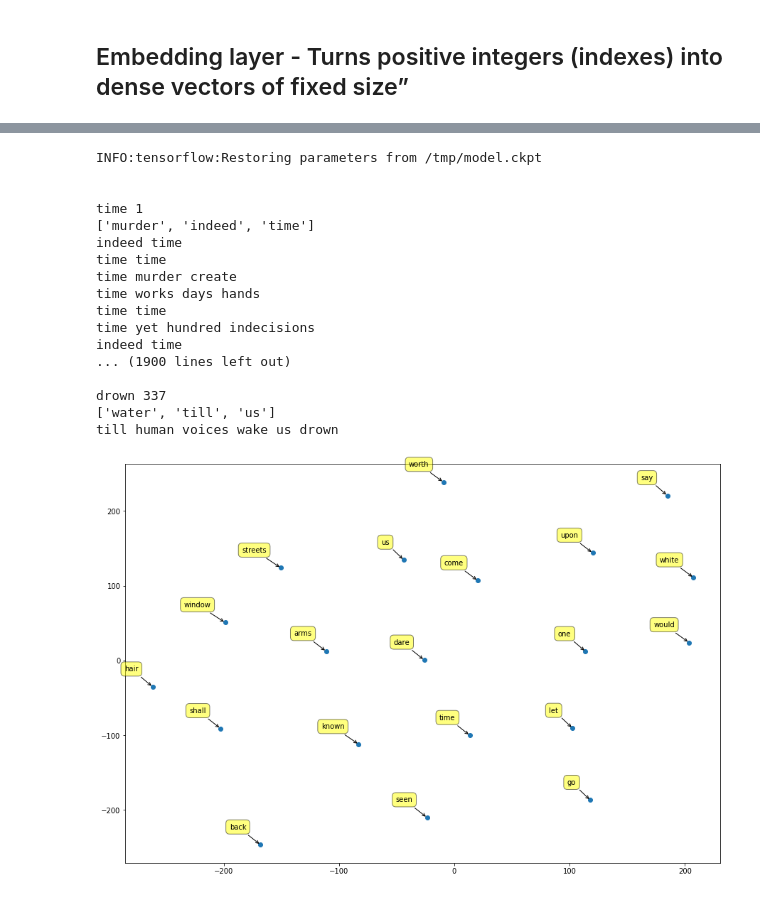
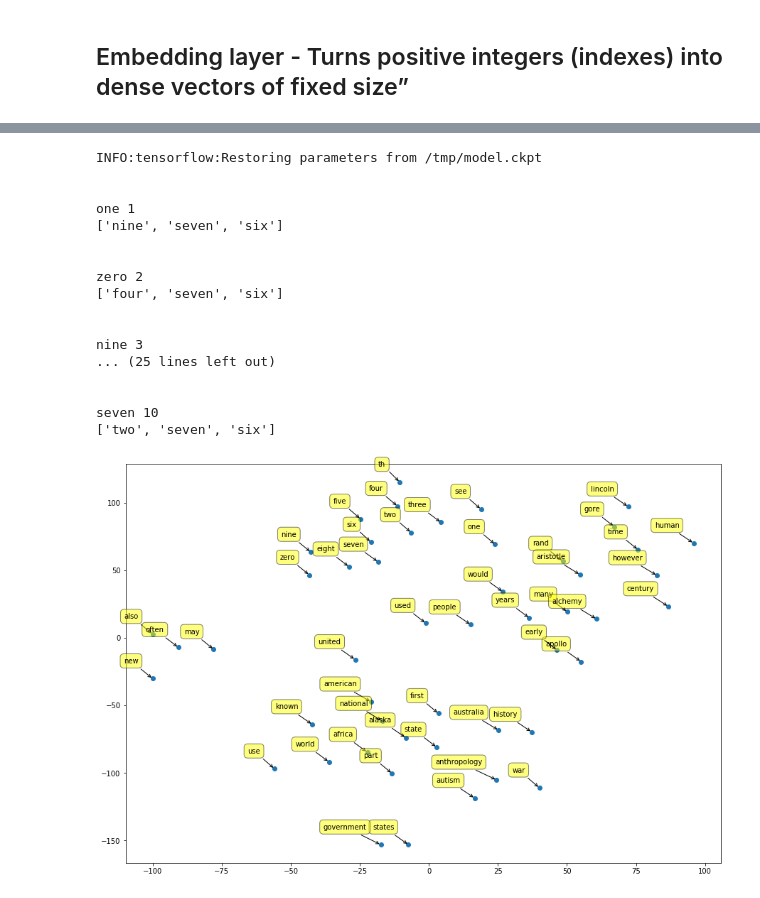
Before and after one commit to mattdns1006/Embedding-txt8, a Jupyter notebook: main.ipynb, the cells around one changed output, grey strips where cells are left out. Drawn from its saved outputs; the diff is of its cells as text; code cells hidden in the pictures.

Commit message:
visualization works when playing with perplex

```diff
--- a/main.ipynb
+++ b/main.ipynb
@@ -80,0 +64,3 @@ to this:
+# %%
+txt8_data = txt8_data[:1000000]
+txt8_data_clean = sentence_clean(txt8_data)
@@ -148,9 +126,8 @@ class Data_obj():
 # %%
-data_obj = Data_obj(batch_size=BATCH_SIZE,clean_data=df_clean)
+data_obj = Data_obj(batch_size=BATCH_SIZE,clean_data=[txt8_data_clean])
 generate_batch = data_obj.generator()
-for i in range(2):
+for i in range(3):
     data = next(generate_batch)
-    print(data_obj.current_sentence,data_obj.inverse_tokenizer_sentence(data_obj.current_sentence))
     for i in data:
         print(i,data_obj.inverse_tokenizer_sentence(i))
 # %% [output]
@@ -210,23 +190,24 @@ with tf.Session() as sess:
         init = tf.global_variables_initializer()
         sess.run(init)
     embeddings_before = embeddings.eval()
-    data_obj = Data_obj(batch_size=BATCH_SIZE,clean_data=df_clean)
+    data_obj = Data_obj(batch_size=BATCH_SIZE,clean_data=[txt8_data_clean])
     generate_batch = data_obj.generator()
     cur_losses = []
-    lr = 0.2
+    lr = 0.5
     while True:
         data = next(generate_batch)
         feed_dict = {train_inputs: data[:,0],train_context:data[:,[1]],learning_rate:lr}
         _, cur_loss = sess.run([optimizer, loss], feed_dict=feed_dict)
         cur_losses.append(cur_loss)
-        if data_obj.total_examples_seen % 2000 == 0:
+        if data_obj.total_examples_seen % 100000 == 0:
             print("{0} seen with running loss of {1:.3f}. Current epoch = {2}. Current lr = {3:.3f}".format(data_obj.total_examples_seen,np.mean(cur_losses),data_obj.epoch,lr))
             cur_losses = []
-            lr /= 1.0
+            lr /= 1.003
+            save_path = saver.save(sess,model_path)
         if data_obj.epoch == 50:
             print("Finished.")
             break
-    save_path = saver.save(sess,model_path )
+
     learnt_embeddings = embeddings.eval()
 # %% [output]
 INFO:tensorflow:Restoring parameters from /tmp/model.ckpt
@@ -246,16 +229,10 @@ There are 338 unique words in data set.
 Finished.
 # %%
-def df_examples(word,df_clean):
-    for sentence in df_clean:
-        words = sentence.split(" ")
-        if word in sentence:
-            print(sentence)
-
 with tf.Session() as sess:
     saver.restore(sess,model_path)
     top_n_words = 3
     cosine_similarity = similarity.eval()
-    for word_no in range(1,vocabulary_size):
+    for word_no in range(1,vocabulary_size)[:10]:
         word = data_obj.inverse_tokenizer(word_no)
         feed_dict={train_inputs:np.array([word_no])}
         word_embed, word_pred = sess.run([embed,soft_max],feed_dict)
@@ -265,47 +242,46 @@ with tf.Session() as sess:
         print(word,word_no)
         #print(word_pred)
         print(data_obj.inverse_tokenizer_sentence(top_n_args))
-        df_examples(word,df_clean)
 # %% [output]
 INFO:tensorflow:Restoring parameters from /tmp/model.ckpt
 
 
-time 1
-['murder', 'indeed', 'time']
-indeed time
-time time
-time murder create
-time works days hands
-time time
-time yet hundred indecisions
-indeed time
-... (1900 lines left out)
+one 1
+['nine', 'seven', 'six']
 
-drown 337
-['water', 'till', 'us']
-till human voices wake us drown
+
+zero 2
+['four', 'seven', 'six']
+
+
+nine 3
+... (25 lines left out)
+
+
+seven 10
+['two', 'seven', 'six']
 # %%
-n_words_display = 20 # look at first n_words_display embedded
-pca = TSNE(n_components=2,perplexity=10)
+n_words_display = 50 # look at first n_words_display embedded
+pca = TSNE(n_components=2,perplexity=5)
 reduced_embeddings = pca.fit_transform(learnt_embeddings[1:n_words_display+1]) #first embedding is meaningless (cant index it)
 labels = [data_obj.inverse_tokenizer(word_no) for word_no in range(1,vocabulary_size)[:n_words_display]]
 
 plt.figure(figsize=(15,10))
 plt.subplots_adjust(bottom = 0.1)
 plt.scatter(
     reduced_embeddings[:, 0], reduced_embeddings[:, 1], marker='o',
     cmap=plt.get_cmap('Spectral'))
 
 for label, x, y in zip(labels, reduced_embeddings[:, 0], reduced_embeddings[:, 1]):
     plt.annotate(
         label,
         xy=(x, y), xytext=(-20, 20),
         textcoords='offset points', ha='right', va='bottom',
         bbox=dict(boxstyle='round,pad=0.5', fc='yellow', alpha=0.5),
         arrowprops=dict(arrowstyle = '->', connectionstyle='arc3,rad=0'))
 
 plt.show()
 # %% [output]
-[figure, old version]
+[figure, new version]
 # %%
 pca.explained_variance_ratio_
```
Also changed, not shown: parts of 8 cells of this notebook.
